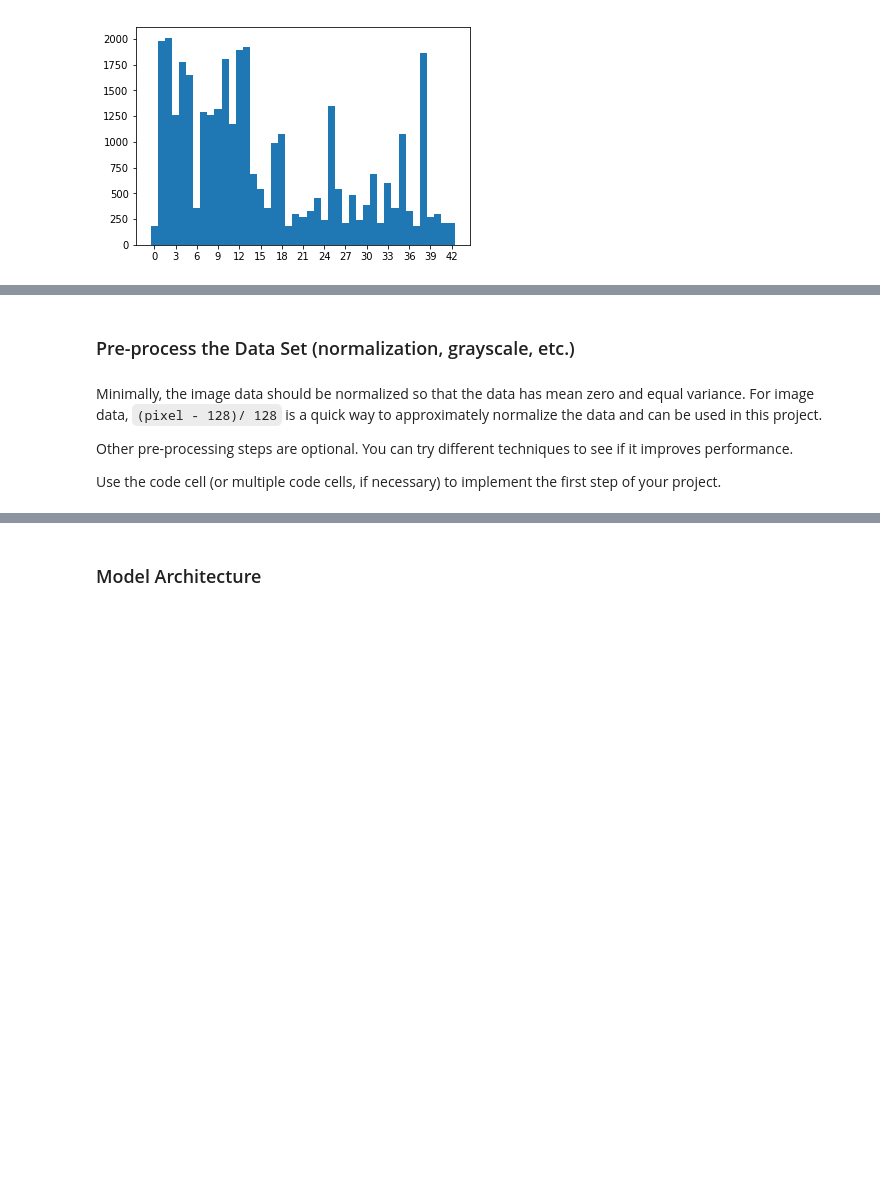
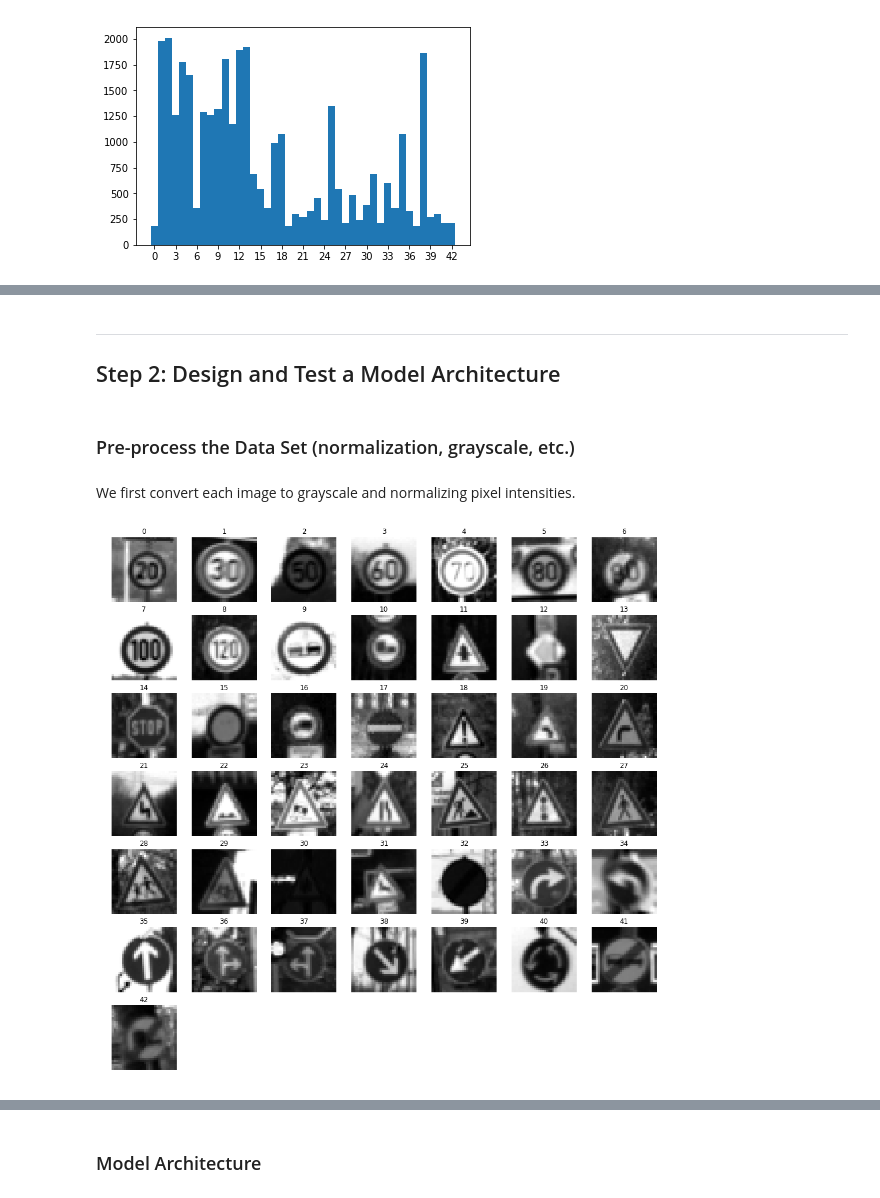
Before and after one commit to phuongdao1/self-driving-car, a Jupyter notebook: CarND-Traffic-Sign-Classifier-Project/Traffic_Sign_Classifier.ipynb, the cells around one changed output, grey strips where cells are left out. Cells and saved outputs as stored; diff of their text form; code cells hidden in the pictures; blank space fills up the shorter version.

Commit message:
completed traffic sign classifier project

```diff
--- a/CarND-Traffic-Sign-Classifier-Project/Traffic_Sign_Classifier.ipynb
+++ b/CarND-Traffic-Sign-Classifier-Project/Traffic_Sign_Classifier.ipynb
@@ -174,8 +153,6 @@ Here is an example of a [published baseline model on this problem](http://yann.l
+# %% [markdown]
+----
+
+## Step 2: Design and Test a Model Architecture
 # %% [markdown]
 ### Pre-process the Data Set (normalization, grayscale, etc.)
-# %% [markdown]
-Minimally, the image data should be normalized so that the data has mean zero and equal variance. For image data, `(pixel - 128)/ 128` is a quick way to approximately normalize the data and can be used in this project.
-
-Other pre-processing steps are optional. You can try different techniques to see if it improves performance.
-
-Use the code cell (or multiple code cells, if necessary) to implement the first step of your project.
@@ -185,0 +159,32 @@ Use the code cell (or multiple code cells, if necessary) to implement the first
+# %% [markdown]
+We first convert each image to grayscale and normalizing pixel intensities.
+# %%
+def normalize(images):
+    return (images-128)/128
+
+def gray_scale(images):
+    return np.sum(images/3, axis=3, keepdims=True)
+
+# Convert all the images to grayscale
+X_train_gray = normalize(gray_scale(X_train))
+X_test_gray = normalize(gray_scale(X_test))
+X_valid_gray = normalize(gray_scale(X_valid))
+
+# For each class display one random image after gray scale
+fig, axes = plt.subplots(7,7, figsize=(17, 17))
+ax_arr = axes.ravel()
+for i in range(49):
+    if i < n_classes:
+        ind = random.randint(0, len(X_train_gray))
+        while (y_train[ind] != i):
+            ind = random.randint(0, len(X_train_gray)-1)
+
+        img = X_train_gray[ind]
+
+        ax_arr[i].axis('off')
+        ax_arr[i].imshow(img.reshape(32,32), cmap = 'gray')
+        ax_arr[i].set_title(y_train[ind])
+    else:
+        ax_arr[i].axis('off')
+# %% [output]
+[figure, added]
```
Also changed, not shown: parts of 41 cells of this notebook, 11 other files.
